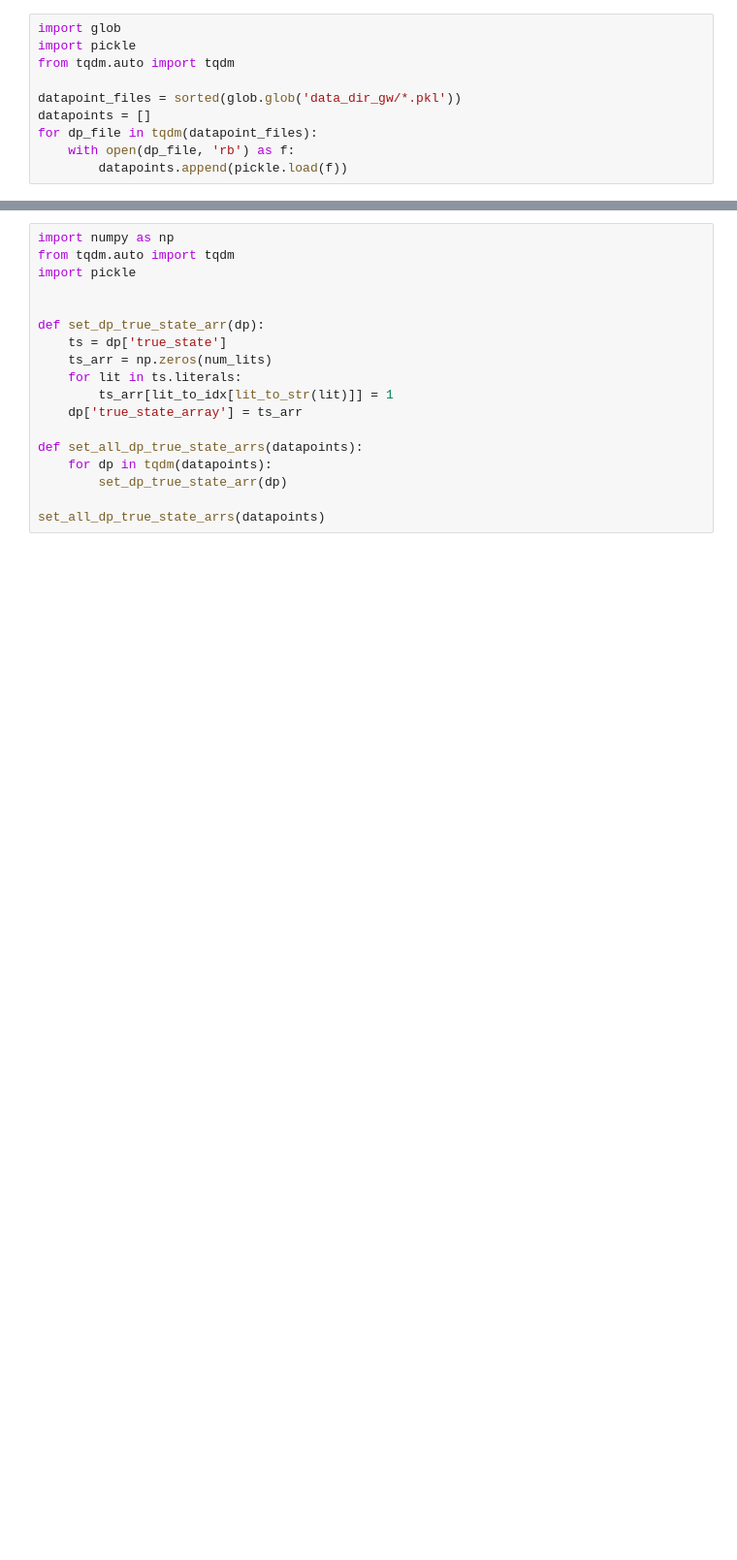
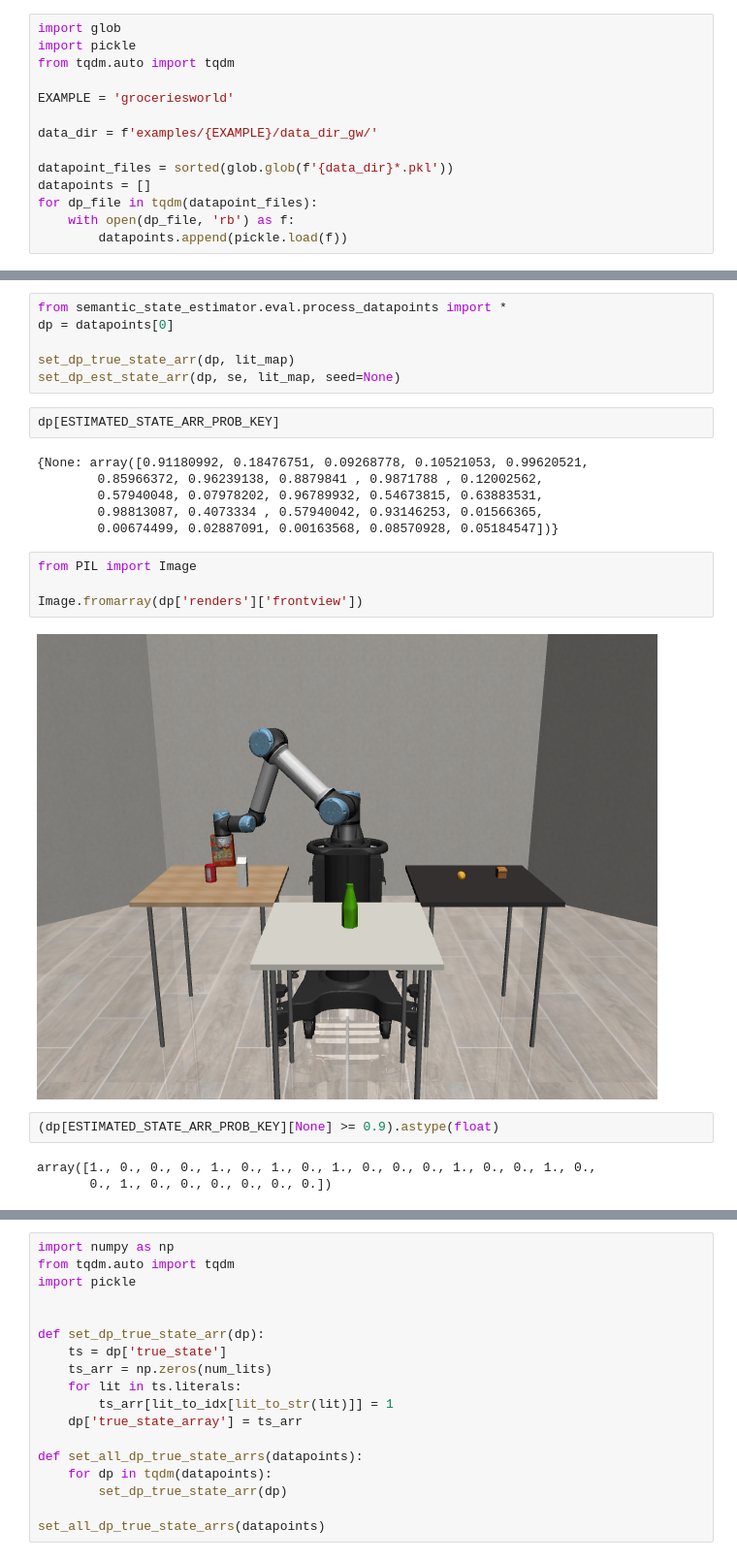
Before and after one commit to CLAIR-LAB-TECHNION/s3e, a Jupyter notebook: mc_results.ipynb, the cells around one changed output, grey strips where cells are left out. Shown: that part at 97% size. Cells and saved outputs as stored; diff of their text form; blank space fills up the shorter version.

```diff
--- a/mc_results.ipynb
+++ b/mc_results.ipynb
@@ -3,7 +6,11 @@ import glob
 import pickle
 from tqdm.auto import tqdm
 
-datapoint_files = sorted(glob.glob('data_dir_gw/*.pkl'))
+EXAMPLE = 'groceriesworld'
+
+data_dir = f'examples/{EXAMPLE}/data_dir_gw/'
+
+datapoint_files = sorted(glob.glob(f'{data_dir}*.pkl'))
 datapoints = []
 for dp_file in tqdm(datapoint_files):
     with open(dp_file, 'rb') as f:
@@ -33,0 +47,25 @@ Model Class: LlavaQwenForCausalLM
+# %%
+from semantic_state_estimator.eval.process_datapoints import *
+dp = datapoints[0]
+
+set_dp_true_state_arr(dp, lit_map)
+set_dp_est_state_arr(dp, se, lit_map, seed=None)
+# %%
+dp[ESTIMATED_STATE_ARR_PROB_KEY]
+# %% [output]
+{None: array([0.91180992, 0.18476751, 0.09268778, 0.10521053, 0.99620521,
+        0.85966372, 0.96239138, 0.8879841 , 0.9871788 , 0.12002562,
+        0.57940048, 0.07978202, 0.96789932, 0.54673815, 0.63883531,
+        0.98813087, 0.4073334 , 0.57940042, 0.93146253, 0.01566365,
+        0.00674499, 0.02887091, 0.00163568, 0.08570928, 0.05184547])}
+# %%
+from PIL import Image
+
+Image.fromarray(dp['renders']['frontview'])
+# %% [output]
+[figure, added]
+# %%
+(dp[ESTIMATED_STATE_ARR_PROB_KEY][None] >= 0.9).astype(float)
+# %% [output]
+array([1., 0., 0., 0., 1., 0., 1., 0., 1., 0., 0., 0., 1., 0., 0., 1., 0.,
+       0., 1., 0., 0., 0., 0., 0., 0.])
```
Also changed, not shown: parts of 14 cells of this notebook, 14 other files.
